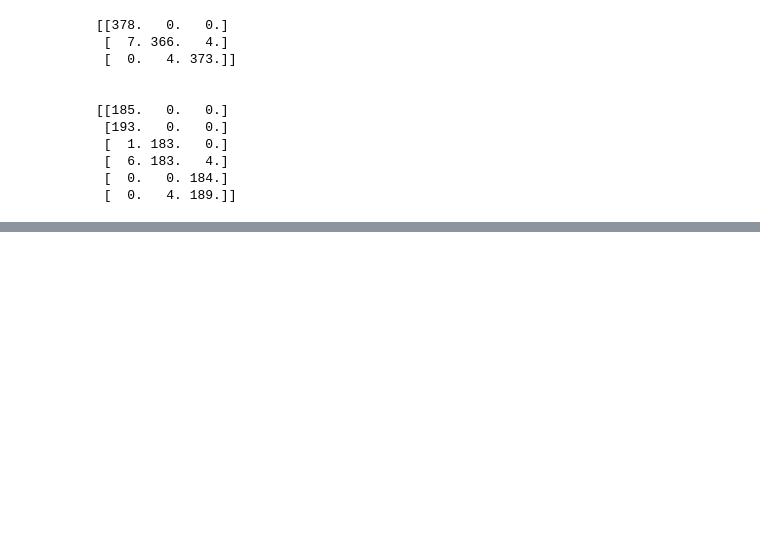
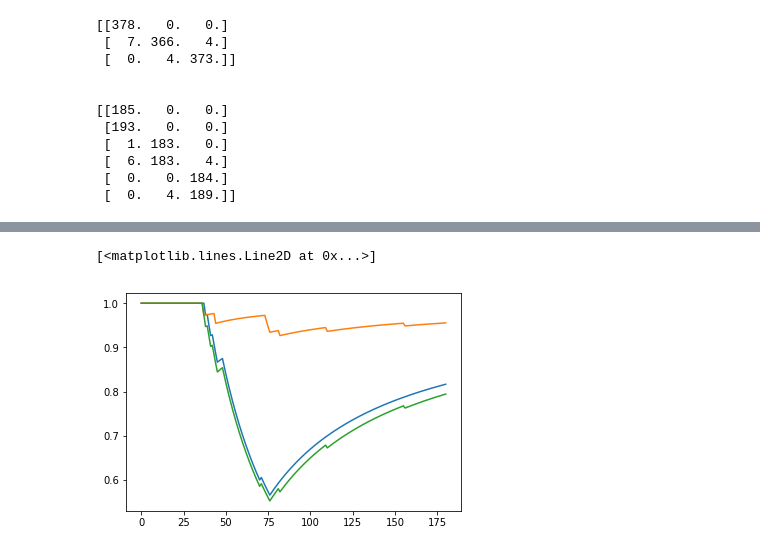
Before and after one commit to smaillot/multiple-kinects-auto-calibration, a Jupyter notebook: src/registration/src/plane_detection/hist/histograms_3d.ipynb, the cells around one changed output, grey strips where cells are left out. Drawn from its saved outputs; the diff is of its cells as text; code cells hidden in the pictures; blank space fills up the shorter version.

```diff
--- a/src/registration/src/plane_detection/hist/histograms_3d.ipynb
+++ b/src/registration/src/plane_detection/hist/histograms_3d.ipynb
@@ -322,0 +370,43 @@ print conf2
+# %%
+def match(files1, files2):
+    matches = []
+    remaining = range(len(files2))
+    for f1 in range(len(files1)):
+        min_dist = np.inf
+        min_index = -1
+        for f2 in remaining:
+            dist = compute_dist(files1[f1], files2[f2])
+            if dist < min_dist:
+                min_dist = dist
+                min_index = f2
+        remaining.remove(min_index)
+        matches.append(min_index)
+    return matches
+
+def search_files(i):
+    files1 = []
+    files2 = []
+    for p in _planes:
+        files1.append(list_files(_cams[0], p)[i])
+        files2.append(list_files(_cams[1], p)[i])
+    return files1, files2
+
+score = 0
+n = 180
+log1 = [1]
+log2 = [1]
+log3 = [1]
+for i in range(n):
+    files1, files2 = search_files(i)
+    res = match(files1, files2)
+    good = res == range(3)
+    score = (score * i + float(good)) / (i+1)
+    log1.append((log1[-1] * i + float(res[0] == 0)) / (i+1))
+    log2.append((log2[-1] * i + float(res[1] == 1)) / (i+1))
+    log3.append((log3[-1] * i + float(res[2] == 2)) / (i+1))
+plt.plot(log1)
+plt.plot(log2)
+plt.plot(log3)
+# %% [output]
+[<matplotlib.lines.Line2D at 0x...>]
+[figure, added]
```
Also changed, not shown: parts of 5 cells of this notebook.
